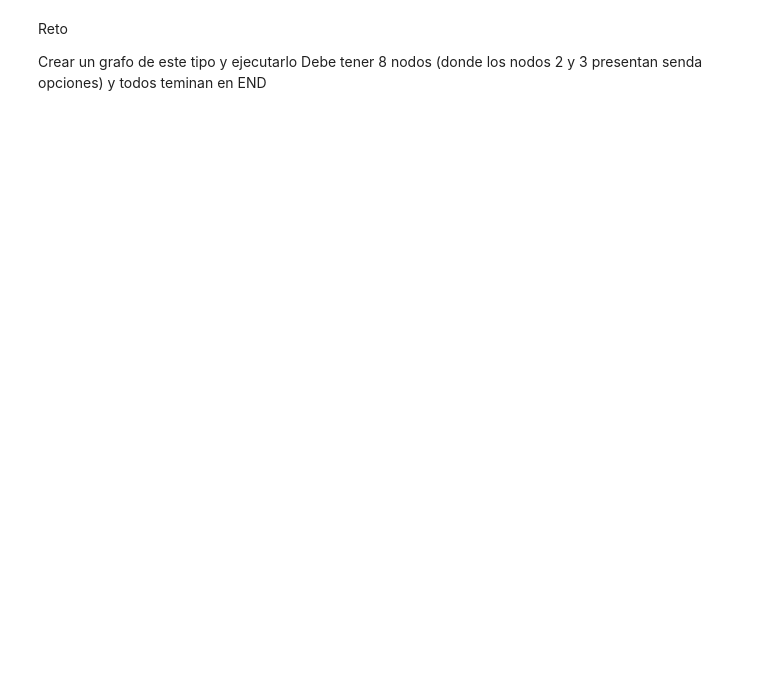
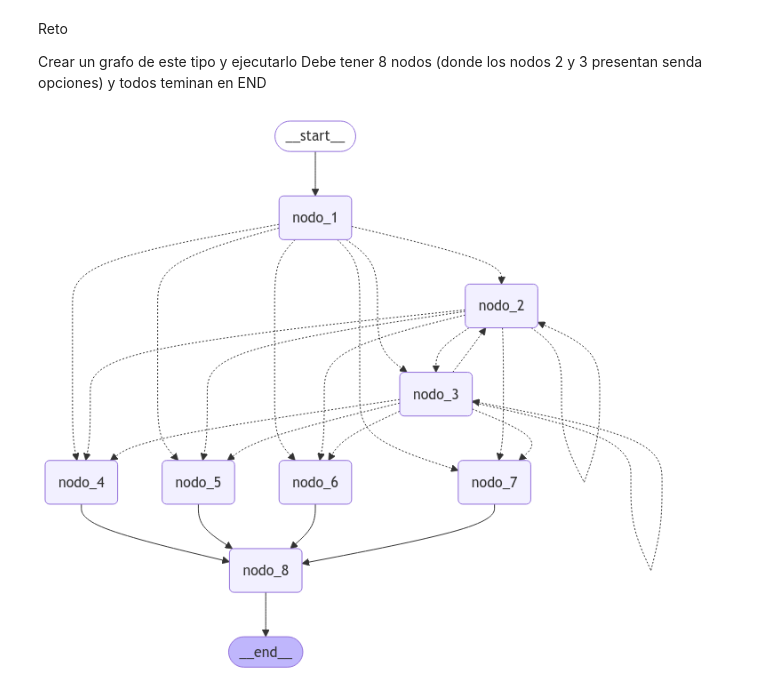
Before and after one commit to juanfranbrv/curso-langchain, a Jupyter notebook: Graph simple.ipynb, the cells around one changed output. Cells and saved outputs as stored; diff of their text form; code cells hidden in the pictures; blank space fills up the shorter version.

```diff
--- a/Graph simple.ipynb
+++ b/Graph simple.ipynb
@@ -155,3 +157,97 @@ Reto
 
 Crear un grafo de este tipo y ejecutarlo
 Debe tener 8 nodos (donde los nodos 2 y 3 presentan senda opciones) y todos teminan en END
+# %%
+# Por claridad, volvemos a realizar aqui las importaciones necesarias
+import random
+from typing import Literal, TypedDict
+from IPython.display import Image, display
+from langgraph.graph import StateGraph, START, END
+
+# Definimos la estructura del estado usando TypedDict
+class State(TypedDict):
+    graph_state: str
+    nodo_actual: str
+
+# DEFINIMOS LOS NODOS
+def nodo_1(state: State) -> State:
+    print("Nodo1—",end="")
+    return {"graph_state": state['graph_state'] + "Nodo1—", "nodo_actual": "nodo_1"}
+
+def nodo_2(state: State) -> State:
+    print("—Nodo2—",end="")
+    return {"graph_state": state['graph_state'] + "—Nodo2—", "nodo_actual": "nodo_2"}
+
+def nodo_3(state: State) -> State:
+    print("—Nodo3—",end="")
+    return {"graph_state": state['graph_state'] + "—Nodo3—", "nodo_actual": "nodo_3"}
+
+def nodo_4(state: State) -> State:
+    print("—Nodo4—",end="")
+    return {"graph_state": state['graph_state'] + "—Nodo4—", "nodo_actual": "nodo_4"}
+
+def nodo_5(state: State) -> State:
+    print("—Nodo5—",end="")
+    return {"graph_state": state['graph_state'] + "—Nodo5—", "nodo_actual": "nodo_5"}
+
+def nodo_6(state: State) -> State:
+    print("—Nodo6—",end="")
+    return {"graph_state": state['graph_state'] + "—Nodo6—", "nodo_actual": "nodo_6"}
+
+def nodo_7(state: State) -> State:
+    print("—Nodo7—",end="")
+    return {"graph_state": state['graph_state'] + "—Nodo7—", "nodo_actual": "nodo_7"}
+
+def nodo_8(state: State) -> State:
+    print("—Nodo8",end="")
+    return {"graph_state": state['graph_state'] + "—Nodo8", "nodo_actual": "nodo_8"}
+
+
+# CREAMOS UNA FUNCION GENERICA PARA SALIR DE LOS NODOS CONDICIONALES
+def decidir_nodo(state) -> Literal["nodo_2", "nodo_3", "nodo_4", "nodo_5", "nodo_6", "nodo_7"]:
+    nodo_actual = state["nodo_actual"]
+    if nodo_actual == "nodo_1":
+        # Decide aleatoriamente entre nodo_2 y nodo_3 con un 50% de probabilidad
+        return random.choice(["nodo_2", "nodo_3"])
+    elif nodo_actual == "nodo_2":
+        # Decide aleatoriamente entre nodo_4 y nodo_5 con un 50% de probabilidad
+        return random.choice(["nodo_4", "nodo_5"])
+    elif nodo_actual == "nodo_3":
+        # Decide aleatoriamente entre nodo_6 y nodo_7 con un 50% de probabilidad
+        return random.choice(["nodo_6", "nodo_7"])
+    else:
+        # Si el nodo actual no es nodo_1, nodo_2 o nodo_3, devuelve None o un mensaje de error
+        return nodo_actual + "Nodo no válido"
+
+# Build graph
+builder = StateGraph(State)
+builder.add_node("nodo_1", nodo_1)
+builder.add_node("nodo_2", nodo_2)
+builder.add_node("nodo_3", nodo_3)
+builder.add_node("nodo_4", nodo_4)
+builder.add_node("nodo_5", nodo_5)
+builder.add_node("nodo_6", nodo_6)
+builder.add_node("nodo_7", nodo_7)
+builder.add_node("nodo_8", nodo_8)
+
+# Logic y aristas
+builder.add_edge(START, "nodo_1")
+builder.add_conditional_edges("nodo_1", decidir_nodo)
+builder.add_conditional_edges("nodo_2", decidir_nodo)
+builder.add_conditional_edges("nodo_3", decidir_nodo)
+builder.add_edge("nodo_4", "nodo_8")
+builder.add_edge("nodo_5", "nodo_8")
+builder.add_edge("nodo_6", "nodo_8")
+builder.add_edge("nodo_7", "nodo_8")
+builder.add_edge("nodo_8", END)
+
+# Add
+graph = builder.compile()
+
+# View
+display(Image(graph.get_graph().draw_mermaid_png()))
+
+# Ejecutamos el grafo
+graph.invoke({"graph_state": "", "nodo_actual": "nodo_1"})
+# %% [output]
+[figure, added]
```
Also changed, not shown: parts of 4 cells of this notebook.
